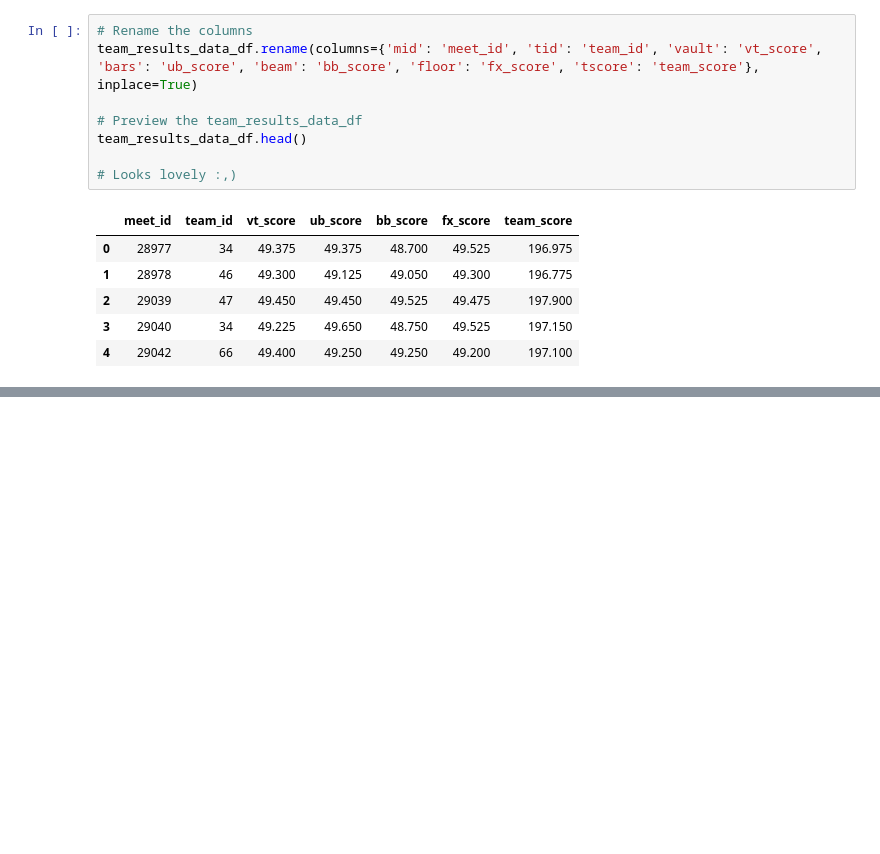
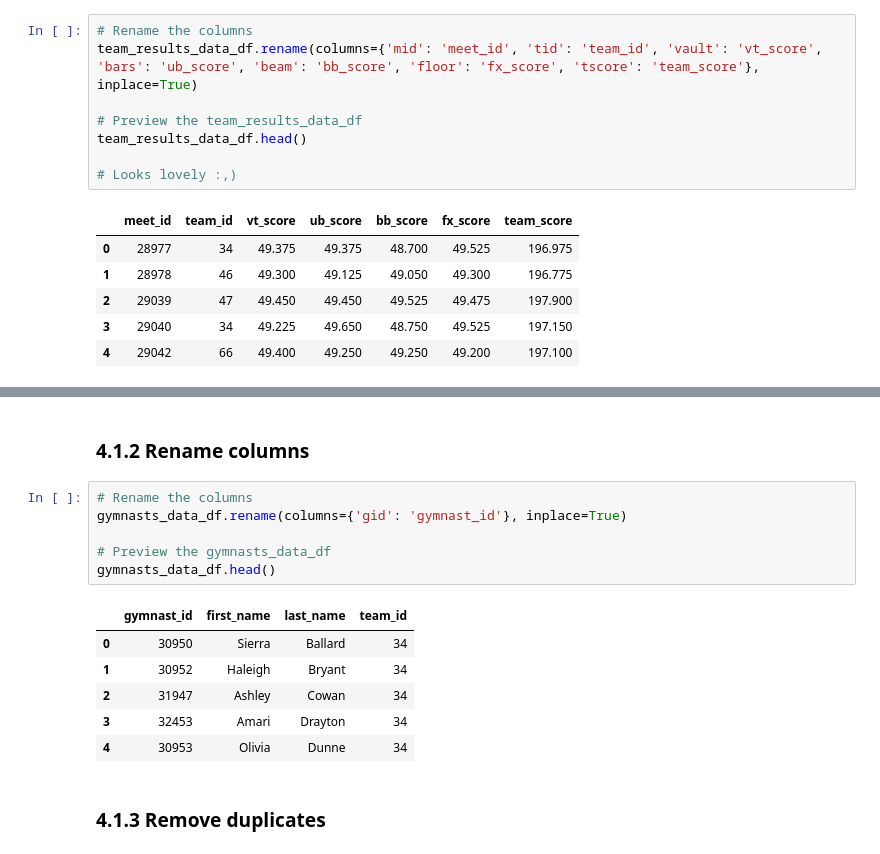
Before and after one commit to LSE-ME204/me204-2024-project-jesatuts2, a Jupyter notebook: Notebooks/NB02-Build-Database.ipynb, the cells around one changed output, grey strips where cells are left out. Drawn from its saved outputs; the diff is of its cells as text; blank space fills up the shorter version.

```diff
--- a/Notebooks/NB02-Build-Database.ipynb
+++ b/Notebooks/NB02-Build-Database.ipynb
@@ -481,0 +525,17 @@ team_results_data_df[team_results_data_df.duplicated(subset=['meet_id', 'team_id
+# %% [markdown]
+### 4.1.2 Rename columns
+# %%
+# Rename the columns
+gymnasts_data_df.rename(columns={'gid': 'gymnast_id'}, inplace=True)
+
+# Preview the gymnasts_data_df
+gymnasts_data_df.head()
+# %% [output]
+|  | gymnast_id | first_name | last_name | team_id |
+| 0 | 30950 | Sierra | Ballard | 34 |
+| 1 | 30952 | Haleigh | Bryant | 34 |
+| 2 | 31947 | Ashley | Cowan | 34 |
+| 3 | 32453 | Amari | Drayton | 34 |
+| 4 | 30953 | Olivia | Dunne | 34 |
+# %% [markdown]
+### 4.1.3 Remove duplicates
```
Also changed, not shown: parts of 29 cells of this notebook, 1 other file.
